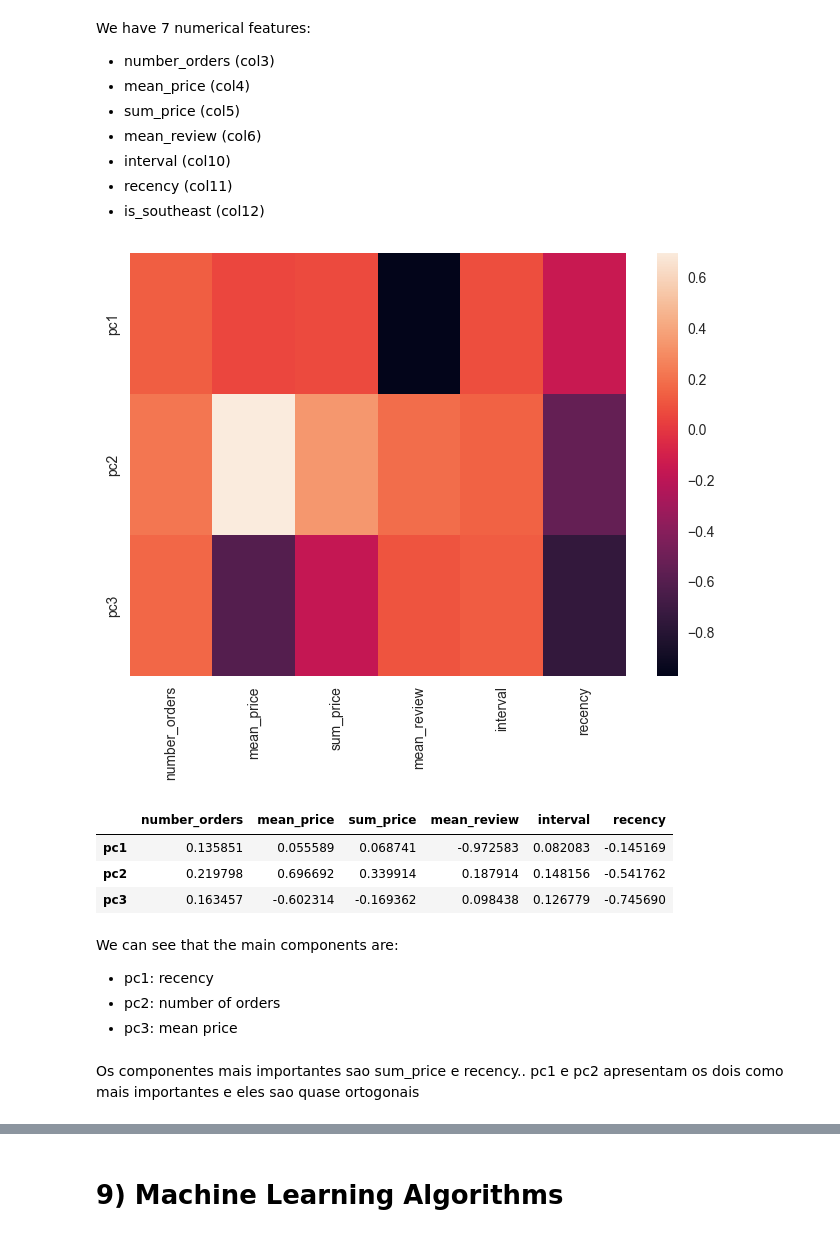
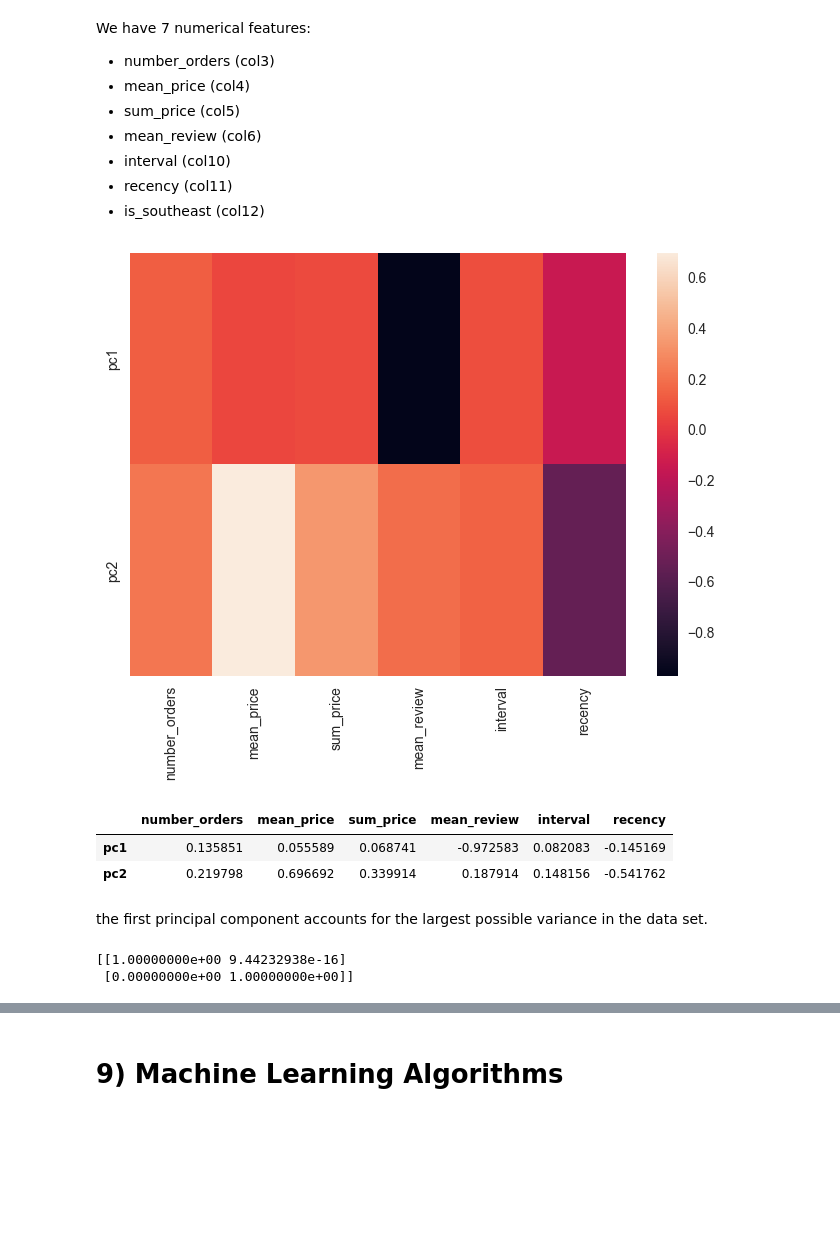
Before and after one commit to barbarafarah/clustering-clients, a Jupyter notebook: classifyng-customers.ipynb, the cells around one changed output, grey strips where cells are left out. Saved outputs shown, nothing was run; the diff lists cells and outputs as text; code cells hidden in the pictures; blank space fills up the shorter version.

```diff
--- a/classifyng-customers.ipynb
+++ b/classifyng-customers.ipynb
@@ -567,30 +568,31 @@ We have 7 numerical features:
 X = df_normalized.iloc[:,[0,1,2,3,4,5]]
 
 # Instantiate the PCA object with 4 main components
-pca = PCA(n_components=3)
+pca = PCA(n_components=2)
 
 pca.fit(X)
 X = pca.transform(X)
 
-df_pca = pd. DataFrame (X, columns= ['pc1', 'pc2', 'pc3'])
+df_pca = pd. DataFrame (X, columns= ['pc1', 'pc2'])
 # %%
-component_df=pd.DataFrame(pca.components_,index=['pc1', 'pc2', 'pc3'],columns=df_normalized.iloc[:,[0,1,2,3,4,5]].columns)
+component_df=pd.DataFrame(pca.components_,index=['pc1', 'pc2'],columns=df_normalized.iloc[:,[0,1,2,3,4,5]].columns)
 # Heat map
 sns.heatmap(component_df)
 plt.show()
 # %% [output]
-[figure, old version]
+[figure, new version]
 # %%
 component_df
 # %% [output]
 |  | number_orders | mean_price | sum_price | mean_review | interval | recency |
 | pc1 | 0.135851 | 0.055589 | 0.068741 | -0.972583 | 0.082083 | -0.145169 |
 | pc2 | 0.219798 | 0.696692 | 0.339914 | 0.187914 | 0.148156 | -0.541762 |
-| pc3 | 0.163457 | -0.602314 | -0.169362 | 0.098438 | 0.126779 | -0.745690 |
-# %% [markdown]
-We can see that the main components are:
-- pc1: recency
-- pc2: number of orders
-- pc3: mean price
-# %% [markdown]
-Os componentes mais importantes sao sum_price e recency.. pc1 e pc2 apresentam os dois como mais importantes e eles sao quase ortogonais
+# %% [markdown]
+ the first principal component accounts for the largest possible variance in the data set.
+# %%
+covariance_matriz = np.cov(X.T)
+eigenvalues, eigenvectors = np.linalg.eig(covariance_matriz)
+print(eigenvectors)
+# %% [output]
+[[1.00000000e+00 9.44232938e-16]
+ [0.00000000e+00 1.00000000e+00]]
```
Also changed, not shown: parts of 36 cells of this notebook, 5 other files.
